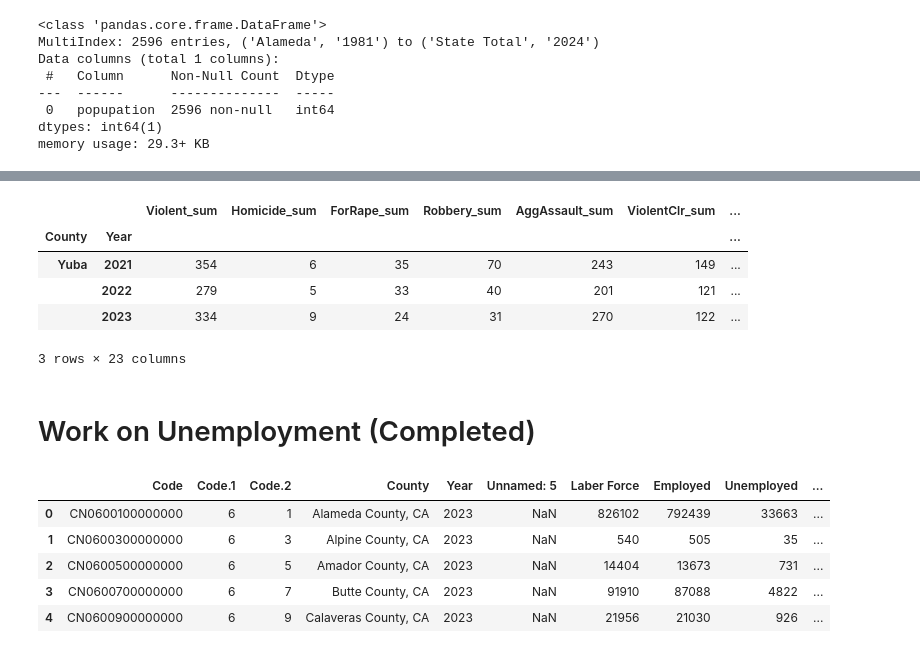
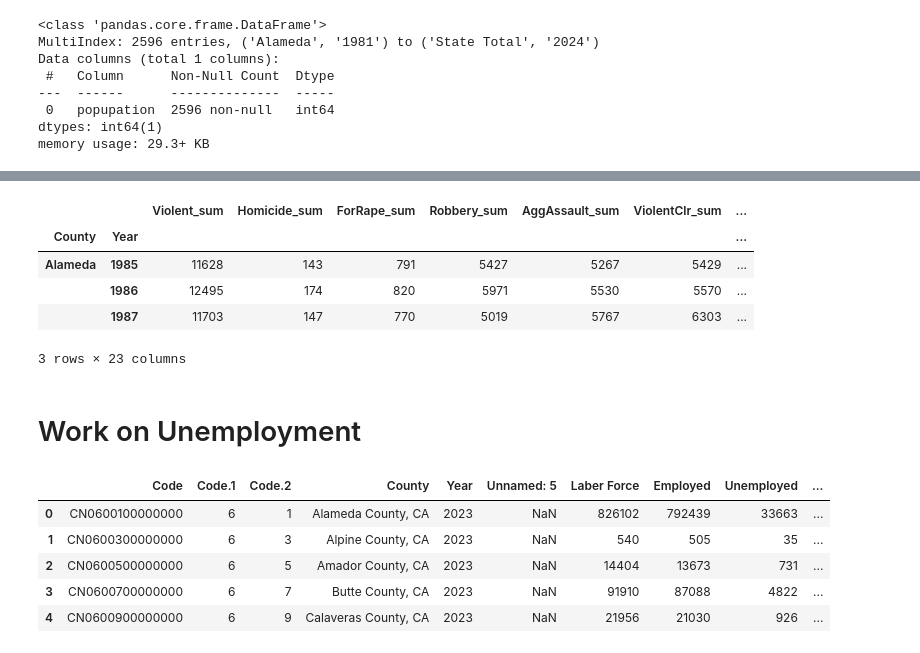
Before and after one commit to git-loa/CrimePatternsProject, a Jupyter notebook: data-exploration/data_engineering.ipynb, the cells around one changed output, grey strips where cells are left out. Saved outputs shown, nothing was run; the diff lists cells and outputs as text; code cells hidden in the pictures.

```diff
--- a/data-exploration/data_engineering.ipynb
+++ b/data-exploration/data_engineering.ipynb
@@ -149,5 +171,7 @@ pop_area = pd.read_csv("../data/Pop_and_area_by_county_1980_to_2024.csv")
 # %%
 pop_area = pop_area.rename(columns={"COUNTY": "County", "Area (sq mi)": "Area_sq_mi"})
+pop_area = pop_area.fillna(0)
+
 pop_area_copy = pop_area.copy()  # Make a copy
 pop_area_copy.head(3)
 # %% [output]
@@ -238,12 +240,10 @@ Name: (Yuba, 2021), dtype: float64
 # %%
 crime_data_df["crime_rate"] = (
     crime_data_df["Violent_sum"] / crime_data_df["Population"]
-)  # Compute Crime rate
-
+)  # Crime rate
 crime_data_df["clearance_rate"] = (
     crime_data_df["ViolentClr_sum"] / crime_data_df["Population"]
-)  # Compute  Clearance rate
-
+)  # Clearance rate
 crime_data_df["population_density"] = (
     crime_data_df["Population"] / crime_data_df["Area_sq_mi"]
-) # Compute population density
+)
@@ -270,14 +250,14 @@ Name: (Yuba, 2021), dtype: float64
 # %%
-crime_data_df.tail(3)
+crime_data_df.head(3)
 # %% [output]
 |  |  | Violent_sum | Homicide_sum | ForRape_sum | Robbery_sum | AggAssault_sum | ViolentClr_sum | ... |
 | County | Year |  |  |  |  |  |  | ... |
-| Yuba | 2021 | 354 | 6 | 35 | 70 | 243 | 149 | ... |
-|  | 2022 | 279 | 5 | 33 | 40 | 201 | 121 | ... |
-|  | 2023 | 334 | 9 | 24 | 31 | 270 | 122 | ... |
+| Alameda | 1985 | 11628 | 143 | 791 | 5427 | 5267 | 5429 | ... |
+|  | 1986 | 12495 | 174 | 820 | 5971 | 5530 | 5570 | ... |
+|  | 1987 | 11703 | 147 | 770 | 5019 | 5767 | 6303 | ... |
 3 rows × 23 columns
 # %% [markdown]
-# Work on Unemployment (Completed)
+# Work on Unemployment
 # %%
 # DataFrame for Unemployment rate
 unemployment_rate_df = pd.read_excel("../data/Unemployment_rate_1990-2023.xlsx")
```
Also changed, not shown: parts of 147 cells of this notebook, 24 other files.
